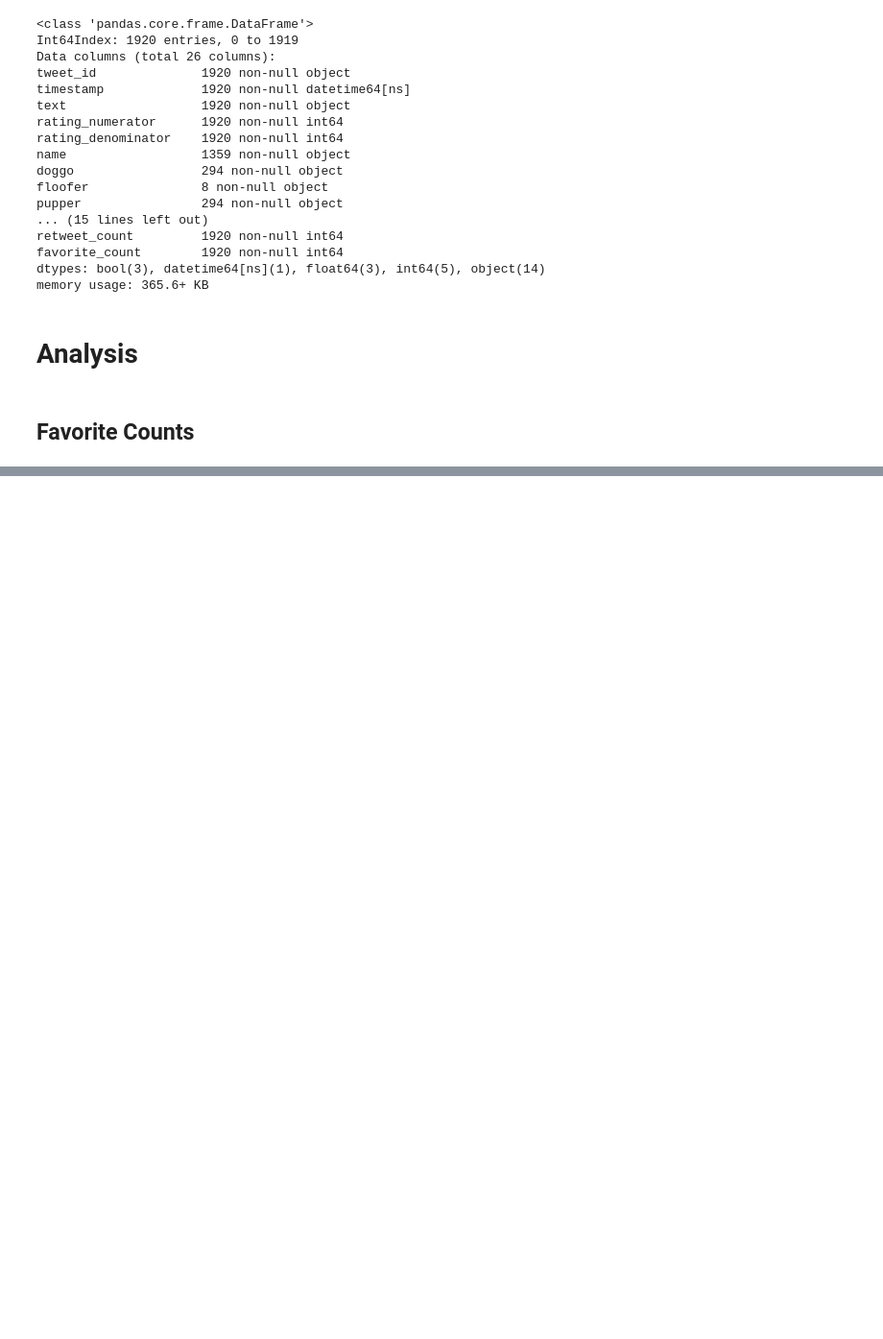
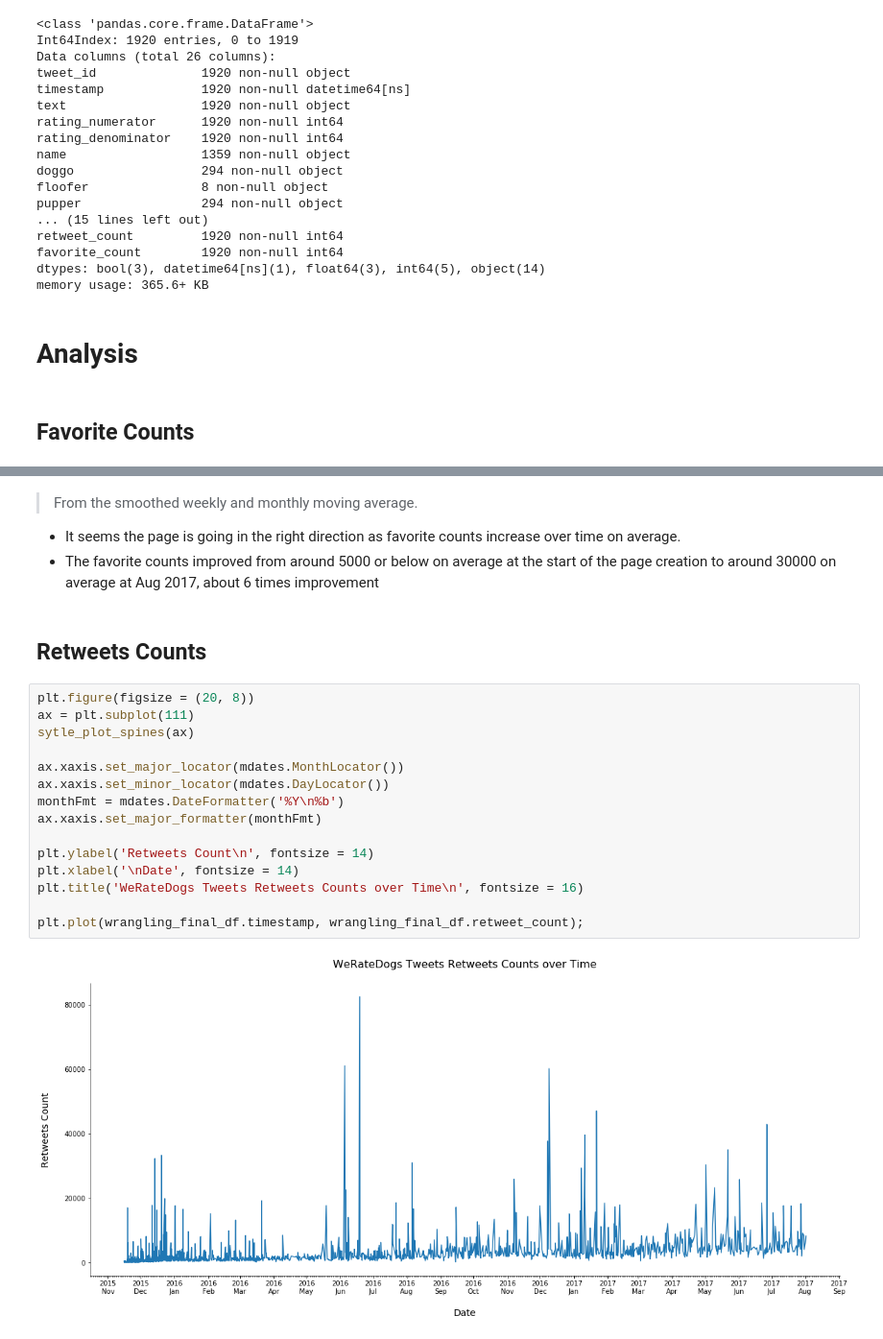
Before and after one commit to AbdelrahmanTorki/Wrangle-and-Analyze-Data, a Jupyter notebook: wrangle_act.ipynb, the cells around one changed output, grey strips where cells are left out. Shown at 96% size. Drawn from its saved outputs; the diff is of its cells as text; blank space fills up the shorter version.

```diff
--- a/wrangle_act.ipynb
+++ b/wrangle_act.ipynb
@@ -2102,0 +2169,23 @@ plt.plot(wrangling_final_df.timestamp, wrangling_final_df.favorite_count)
+# %% [markdown]
+> From the smoothed weekly and monthly moving average.
+* It seems the page is going in the right direction as favorite counts increase over time on average.
+* The favorite counts improved from around 5000 or below on average at the start of the page creation to around 30000 on average at Aug 2017, about 6 times improvement
+# %% [markdown]
+## Retweets Counts
+# %%
+plt.figure(figsize = (20, 8))
+ax = plt.subplot(111)
+sytle_plot_spines(ax)
+
+ax.xaxis.set_major_locator(mdates.MonthLocator())
+ax.xaxis.set_minor_locator(mdates.DayLocator())
+monthFmt = mdates.DateFormatter('%Y\n%b')
+ax.xaxis.set_major_formatter(monthFmt)
+
+plt.ylabel('Retweets Count\n', fontsize = 14)
+plt.xlabel('\nDate', fontsize = 14)
+plt.title('WeRateDogs Tweets Retweets Counts over Time\n', fontsize = 16)
+
+plt.plot(wrangling_final_df.timestamp, wrangling_final_df.retweet_count);
+# %% [output]
+[figure, added]
```
Also changed, not shown: parts of 13 cells of this notebook.
